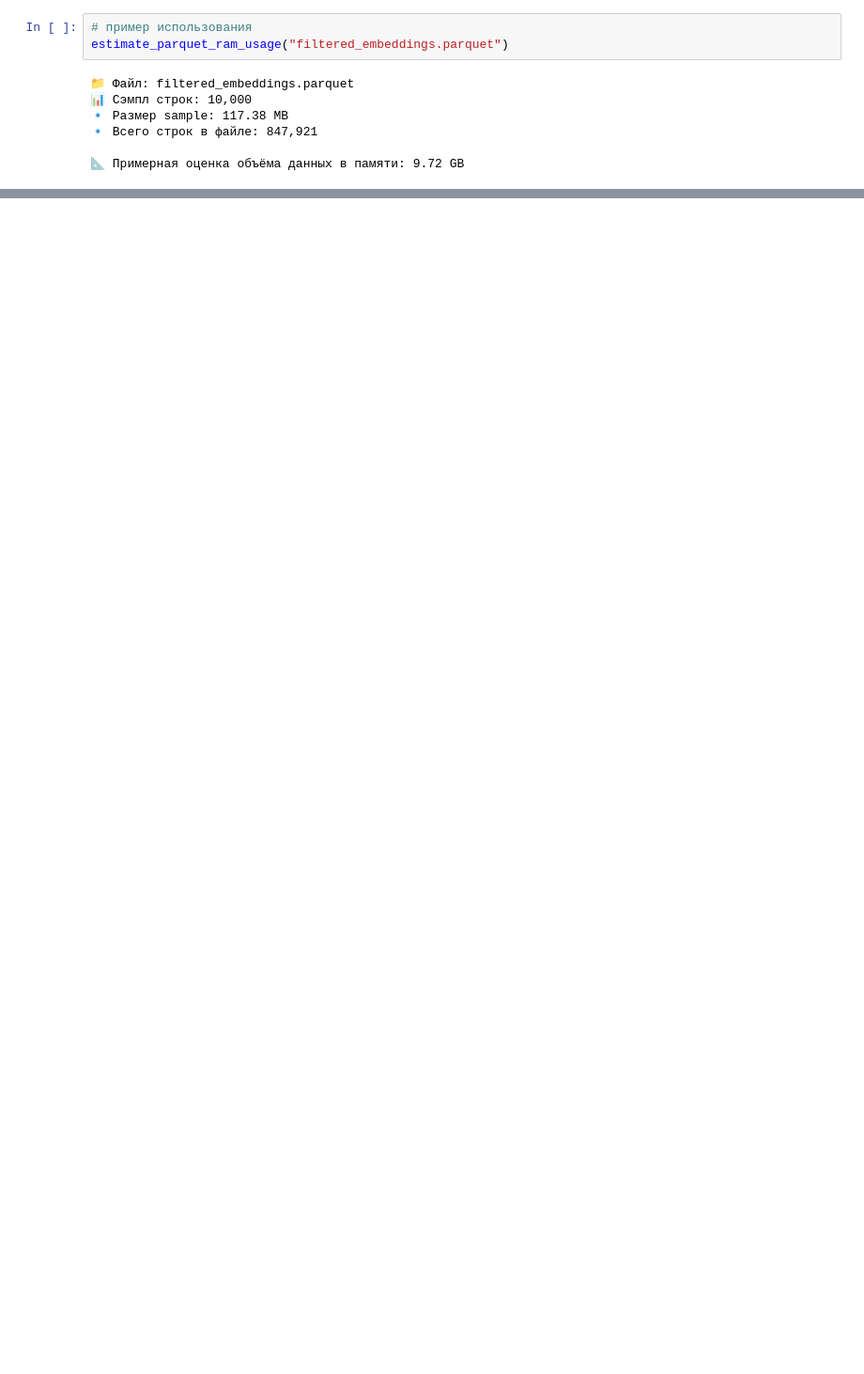
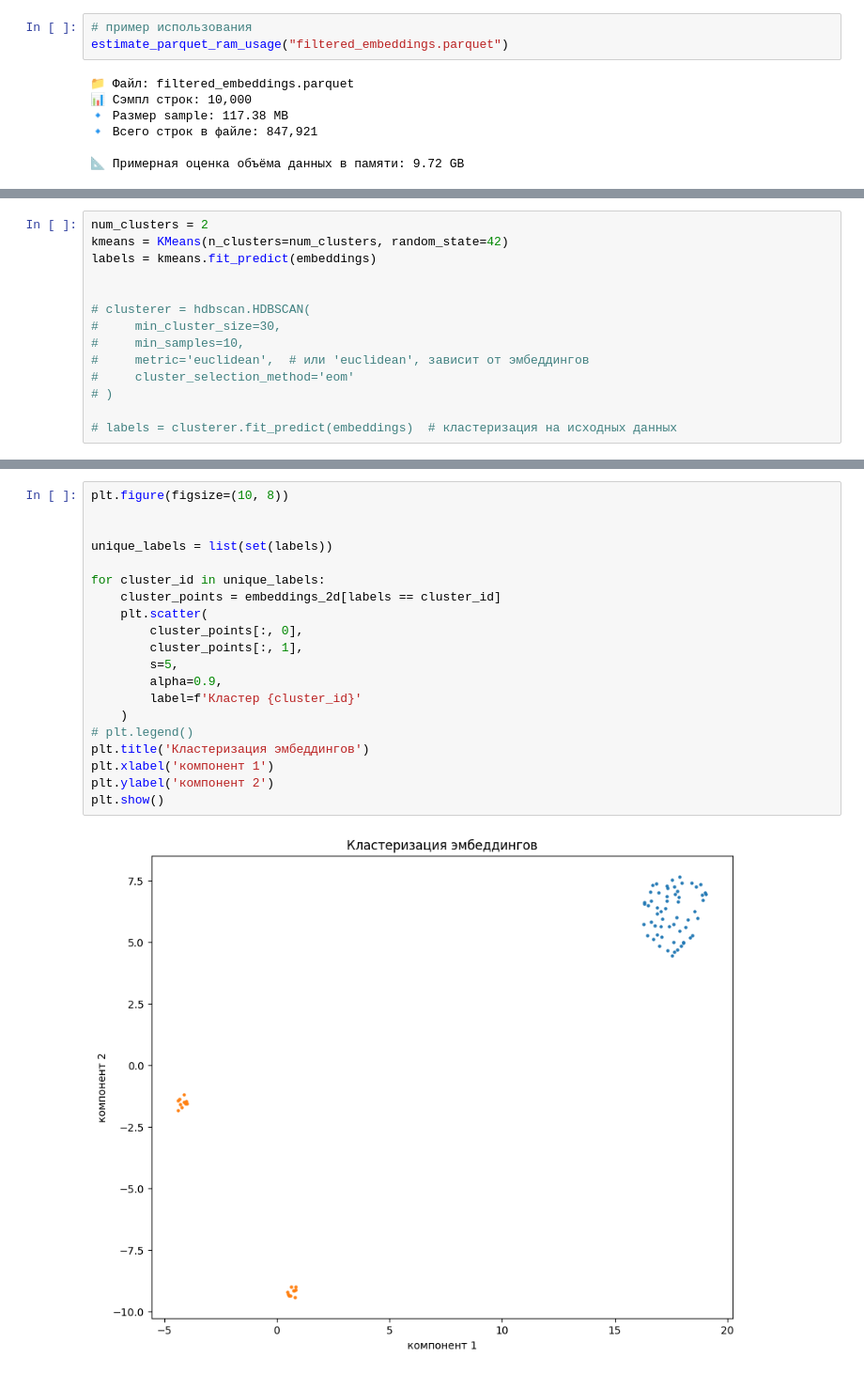
Before and after one commit to Nastasy822/music-recommendation-experiments, a Jupyter notebook: notebooks/embeddings_preprocess.ipynb, the cells around one changed output, grey strips where cells are left out. Shown: that part at 94% size. Drawn from its saved outputs; the diff is of its cells as text; blank space fills up the shorter version.

Commit message:
feat: analyze data, clustering

```diff
--- a/notebooks/embeddings_preprocess.ipynb
+++ b/notebooks/embeddings_preprocess.ipynb
@@ -300,0 +319,14 @@ UMAP показывает, 50 000 embedding-векторов не имеют я
+# %%
+num_clusters = 2
+kmeans = KMeans(n_clusters=num_clusters, random_state=42)
+labels = kmeans.fit_predict(embeddings)
+
+
+# clusterer = hdbscan.HDBSCAN(
+#     min_cluster_size=30,
+#     min_samples=10,
+#     metric='euclidean',  # или 'euclidean', зависит от эмбеддингов
+#     cluster_selection_method='eom'
+# )
+
+# labels = clusterer.fit_predict(embeddings)  # кластеризация на исходных данных
@@ -300,0 +335,22 @@ UMAP показывает, 50 000 embedding-векторов не имеют я
+# %%
+plt.figure(figsize=(10, 8))
+
+
+unique_labels = list(set(labels))
+
+for cluster_id in unique_labels:
+    cluster_points = embeddings_2d[labels == cluster_id]
+    plt.scatter(
+        cluster_points[:, 0],
+        cluster_points[:, 1],
+        s=5,
+        alpha=0.9,
+        label=f'Кластер {cluster_id}'
+    )
+# plt.legend()
+plt.title('Кластеризация эмбеддингов')
+plt.xlabel('компонент 1')
+plt.ylabel('компонент 2')
+plt.show()
+# %% [output]
+[figure, added]
```
Also changed, not shown: parts of 29 cells of this notebook.
